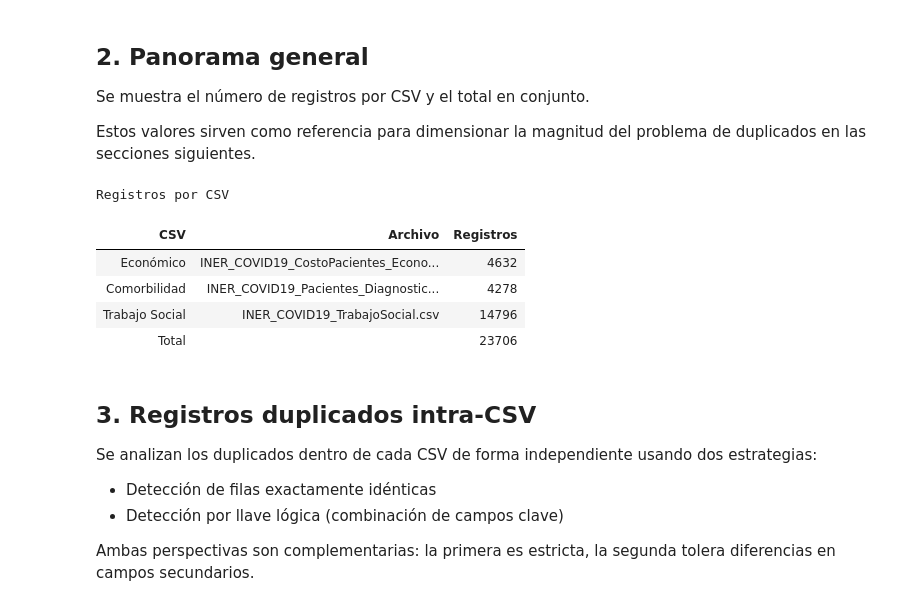
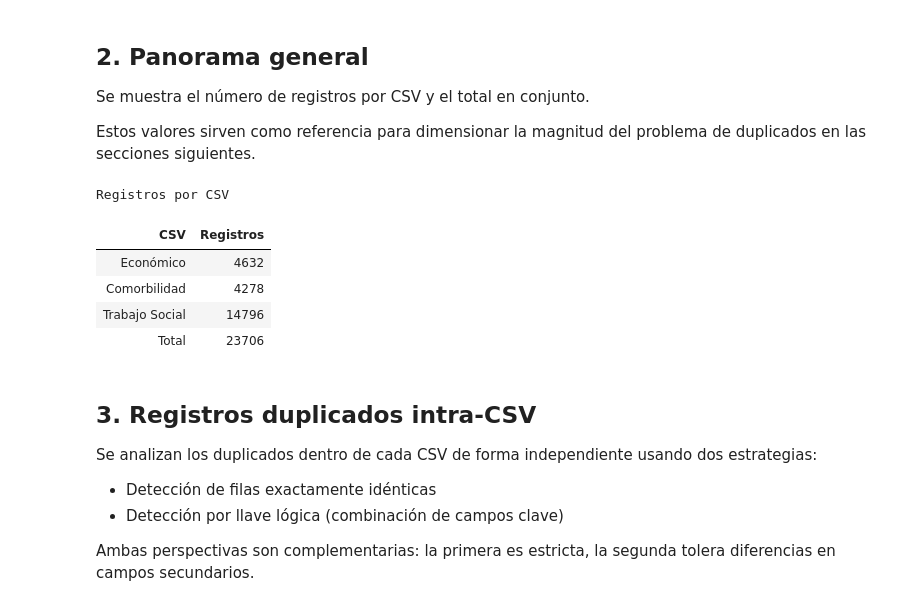
Before and after one commit to UzielLujan/entity-resolution-nlp, a Jupyter notebook: notebooks/Duplicados_INER.ipynb, the cells around one changed output. Drawn from its saved outputs; the diff is of its cells as text; code cells hidden in the pictures.

```diff
--- a/notebooks/Duplicados_INER.ipynb
+++ b/notebooks/Duplicados_INER.ipynb
@@ -44,28 +44,28 @@ Estos valores sirven como referencia para dimensionar la magnitud del problema d
 # %%
 N_economico = len(df_economico)
 N_comorbilidad = len(df_comorbilidad)
 N_trabajo_social = len(df_trabajo_social)
 N_total = N_economico + N_comorbilidad + N_trabajo_social
 resumen_panorama = pd.DataFrame([
-    {'CSV': 'Económico',      'Archivo': archivo_1, 'Registros': N_economico},
-    {'CSV': 'Comorbilidad',   'Archivo': archivo_2, 'Registros': N_comorbilidad},
-    {'CSV': 'Trabajo Social', 'Archivo': archivo_3, 'Registros': N_trabajo_social},
-    {'CSV': 'Total',          'Archivo': ' ',       'Registros': N_total},
+    {'CSV': 'Económico', 'Registros': N_economico},
+    {'CSV': 'Comorbilidad', 'Registros': N_comorbilidad},
+    {'CSV': 'Trabajo Social', 'Registros': N_trabajo_social},
+    {'CSV': 'Total',          'Registros': N_total},
 ])
 display(
     resumen_panorama.style
     .bar(subset=['Registros'], color='#1428a7', vmin=0)
     .set_caption('Registros por CSV')
     .set_table_styles([{'selector': 'caption', 'props': 'font-size:1.1em; font-weight:bold'}])
     .hide(axis='index')
 )
 # %% [output]
 Registros por CSV
-| CSV | Archivo | Registros |
-| Económico | INER_COVID19_CostoPacientes_Econo... | 4632 |
-| Comorbilidad | INER_COVID19_Pacientes_Diagnostic... | 4278 |
-| Trabajo Social | INER_COVID19_TrabajoSocial.csv | 14796 |
-| Total |  | 23706 |
+| CSV | Registros |
+| Económico | 4632 |
+| Comorbilidad | 4278 |
+| Trabajo Social | 14796 |
+| Total | 23706 |
 # %% [markdown]
 ## 3. Registros duplicados intra-CSV
 
```
Also changed, not shown: parts of 9 cells of this notebook.
